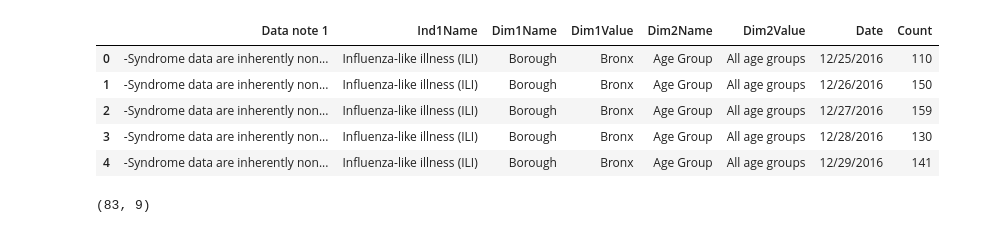
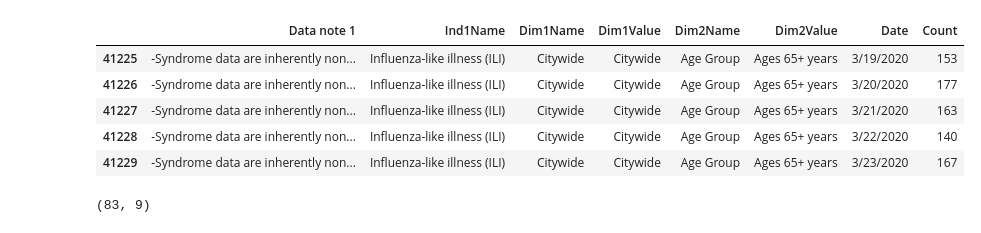
Before and after one commit to syadlowsky/growth-rate-estimation, a Jupyter notebook: Normalizing NYC Baseline.ipynb, the cells around one changed output. Saved outputs shown, nothing was run; the diff lists cells and outputs as text; code cells hidden in the pictures.

```diff
--- a/Normalizing NYC Baseline.ipynb
+++ b/Normalizing NYC Baseline.ipynb
@@ -10,17 +11,17 @@ register_matplotlib_converters()
 # %%
 #getting data
 disease_type = 'ILI'
 year_range='2017-2020'
 path_to_data = 'data/NYC_'+disease_type+'_'+year_range+'.csv'
 df = pd.read_csv(path_to_data,infer_datetime_format=True,encoding='latin')
-df.head()
+df.tail()
 # %% [output]
 |  | Data note 1 | Ind1Name | Dim1Name | Dim1Value | Dim2Name | Dim2Value | Date | Count |
-| 0 | -Syndrome data are inherently non... | Influenza-like illness (ILI) | Borough | Bronx | Age Group | All age groups | 12/25/2016 | 110 |
-| 1 | -Syndrome data are inherently non... | Influenza-like illness (ILI) | Borough | Bronx | Age Group | All age groups | 12/26/2016 | 150 |
-| 2 | -Syndrome data are inherently non... | Influenza-like illness (ILI) | Borough | Bronx | Age Group | All age groups | 12/27/2016 | 159 |
-| 3 | -Syndrome data are inherently non... | Influenza-like illness (ILI) | Borough | Bronx | Age Group | All age groups | 12/28/2016 | 130 |
-| 4 | -Syndrome data are inherently non... | Influenza-like illness (ILI) | Borough | Bronx | Age Group | All age groups | 12/29/2016 | 141 |
+| 41225 | -Syndrome data are inherently non... | Influenza-like illness (ILI) | Citywide | Citywide | Age Group | Ages 65+ years | 3/19/2020 | 153 |
+| 41226 | -Syndrome data are inherently non... | Influenza-like illness (ILI) | Citywide | Citywide | Age Group | Ages 65+ years | 3/20/2020 | 177 |
+| 41227 | -Syndrome data are inherently non... | Influenza-like illness (ILI) | Citywide | Citywide | Age Group | Ages 65+ years | 3/21/2020 | 163 |
+| 41228 | -Syndrome data are inherently non... | Influenza-like illness (ILI) | Citywide | Citywide | Age Group | Ages 65+ years | 3/22/2020 | 140 |
+| 41229 | -Syndrome data are inherently non... | Influenza-like illness (ILI) | Citywide | Citywide | Age Group | Ages 65+ years | 3/23/2020 | 167 |
 # %%
 #getting 2020 data
 df['Date'] = pd.to_datetime(df['Date'],infer_datetime_format=True)
```
Also changed, not shown: parts of 7 cells of this notebook, 9 other files.
